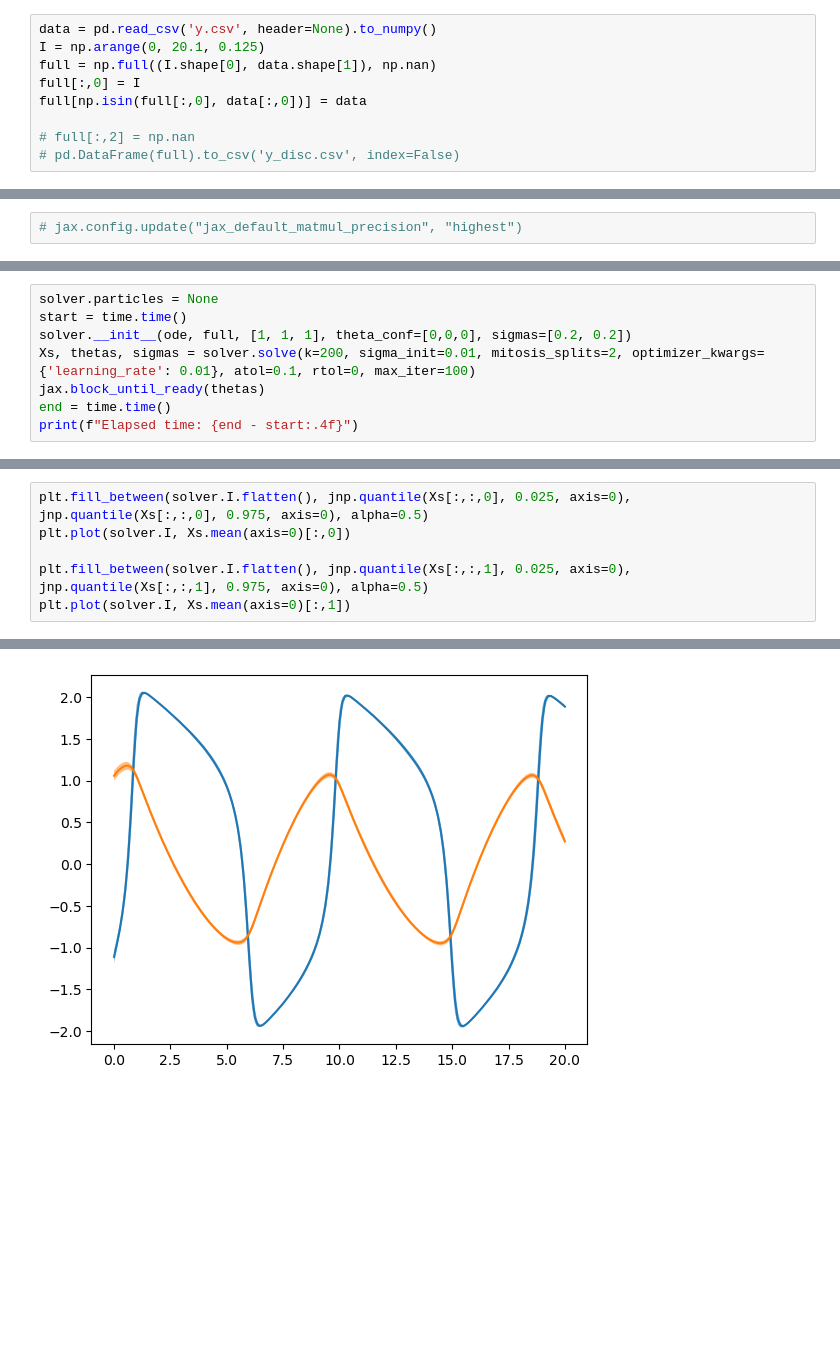
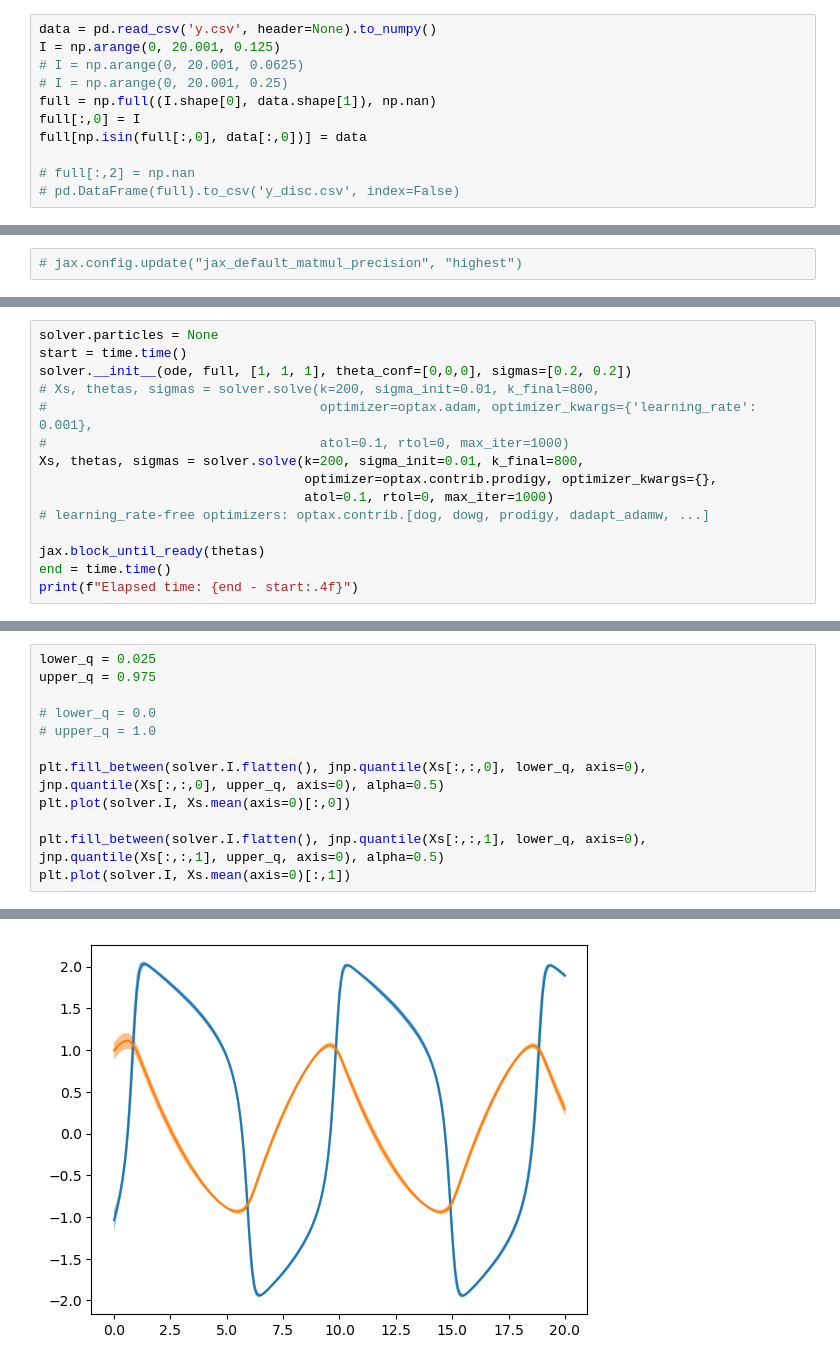
Before and after one commit to jsliu02/magi_msvgd, a Jupyter notebook: magi_msvgd/JAX Testing.ipynb, the cells around one changed output, grey strips where cells are left out. Cells and saved outputs as stored; diff of their text form; blank space fills up the shorter version.

Commit message:
switched particle splitting method

```diff
--- a/magi_msvgd/JAX Testing.ipynb
+++ b/magi_msvgd/JAX Testing.ipynb
@@ -35,7 +37,9 @@ def ode(X, theta, t=None):
                         -1/c * (V - a + b*R)])
 # %%
 data = pd.read_csv('y.csv', header=None).to_numpy()
-I = np.arange(0, 20.1, 0.125)
+I = np.arange(0, 20.001, 0.125)
+# I = np.arange(0, 20.001, 0.0625)
+# I = np.arange(0, 20.001, 0.25)
 full = np.full((I.shape[0], data.shape[1]), np.nan)
 full[:,0] = I
 full[np.isin(full[:,0], data[:,0])] = data
@@ -71,7 +76,14 @@ Elapsed time: 2.9861
 solver.particles = None
 start = time.time()
 solver.__init__(ode, full, [1, 1, 1], theta_conf=[0,0,0], sigmas=[0.2, 0.2])
-Xs, thetas, sigmas = solver.solve(k=200, sigma_init=0.01, mitosis_splits=2, optimizer_kwargs={'learning_rate': 0.01}, atol=0.1, rtol=0, max_iter=100)
+# Xs, thetas, sigmas = solver.solve(k=200, sigma_init=0.01, k_final=800,
+#                                   optimizer=optax.adam, optimizer_kwargs={'learning_rate': 0.001},
+#                                   atol=0.1, rtol=0, max_iter=1000)
+Xs, thetas, sigmas = solver.solve(k=200, sigma_init=0.01, k_final=800,
+                                  optimizer=optax.contrib.prodigy, optimizer_kwargs={},
+                                  atol=0.1, rtol=0, max_iter=1000)
+# learning_rate-free optimizers: optax.contrib.[dog, dowg, prodigy, dadapt_adamw, ...]
+
 jax.block_until_ready(thetas)
 end = time.time()
 print(f"Elapsed time: {end - start:.4f}")
@@ -90,9 +102,15 @@ for i in range(3):
 # %%
-plt.fill_between(solver.I.flatten(), jnp.quantile(Xs[:,:,0], 0.025, axis=0), jnp.quantile(Xs[:,:,0], 0.975, axis=0), alpha=0.5)
+lower_q = 0.025
+upper_q = 0.975
+
+# lower_q = 0.0
+# upper_q = 1.0
+
+plt.fill_between(solver.I.flatten(), jnp.quantile(Xs[:,:,0], lower_q, axis=0), jnp.quantile(Xs[:,:,0], upper_q, axis=0), alpha=0.5)
 plt.plot(solver.I, Xs.mean(axis=0)[:,0])
 
-plt.fill_between(solver.I.flatten(), jnp.quantile(Xs[:,:,1], 0.025, axis=0), jnp.quantile(Xs[:,:,1], 0.975, axis=0), alpha=0.5)
+plt.fill_between(solver.I.flatten(), jnp.quantile(Xs[:,:,1], lower_q, axis=0), jnp.quantile(Xs[:,:,1], upper_q, axis=0), alpha=0.5)
 plt.plot(solver.I, Xs.mean(axis=0)[:,1])
 # %% [output]
 [<matplotlib.lines.Line2D at 0x...>]
-[figure, old version]
+[figure, new version]
```
Also changed, not shown: parts of 6 cells of this notebook, 1 other file.
